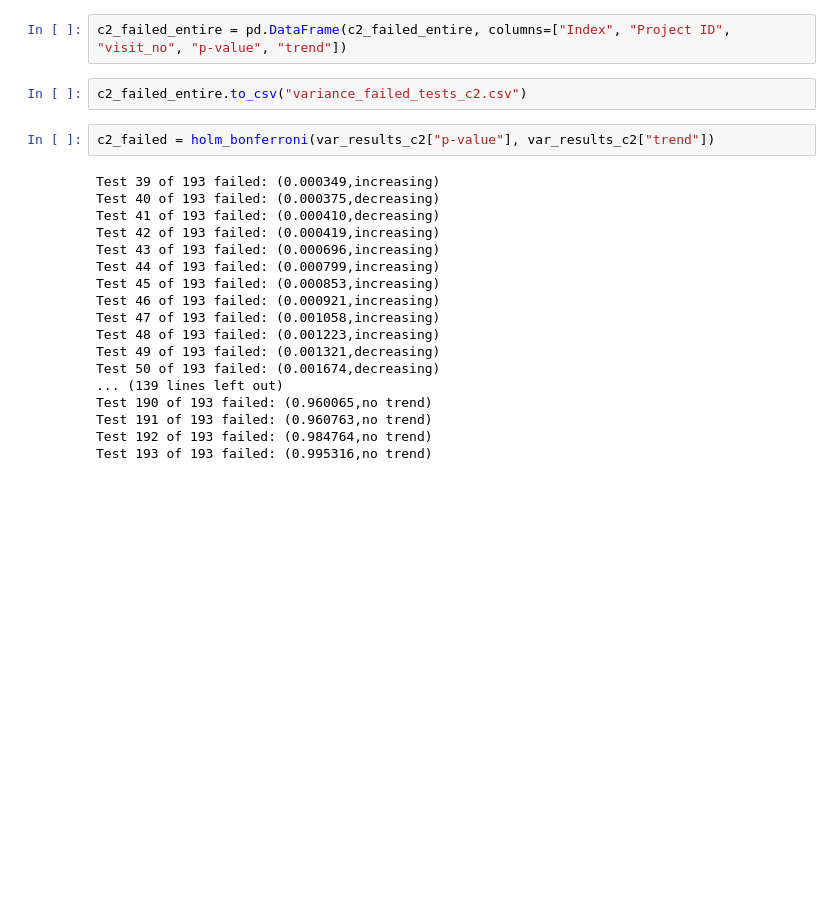
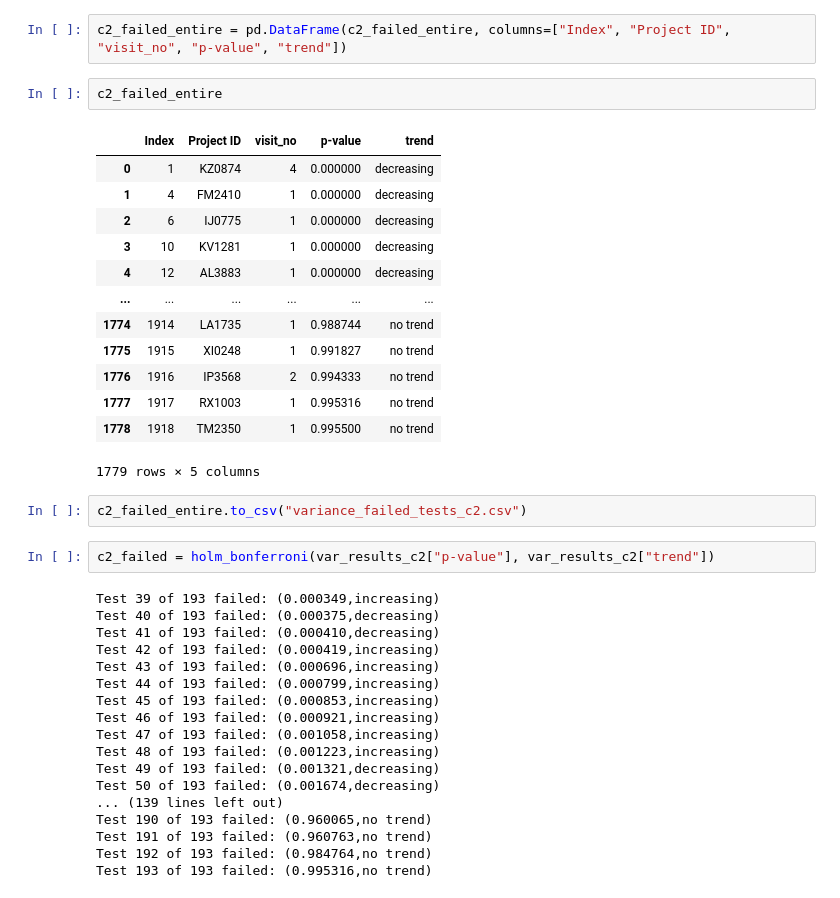
Before and after one commit to l-khali/In2Research, a Jupyter notebook: hypothesis_testing.ipynb, the cells around one changed output. Saved outputs shown, nothing was run; the diff lists cells and outputs as text; blank space fills up the shorter version.

```diff
--- a/hypothesis_testing.ipynb
+++ b/hypothesis_testing.ipynb
@@ -95,5 +115,21 @@ Test 1939 of 1939 failed: (0.995500,no trend)
 # %%
 c2_failed_entire = pd.DataFrame(c2_failed_entire, columns=["Index", "Project ID", "visit_no", "p-value", "trend"])
+# %%
+c2_failed_entire
+# %% [output]
+|  | Index | Project ID | visit_no | p-value | trend |
+| 0 | 1 | KZ0874 | 4 | 0.000000 | decreasing |
+| 1 | 4 | FM2410 | 1 | 0.000000 | decreasing |
+| 2 | 6 | IJ0775 | 1 | 0.000000 | decreasing |
+| 3 | 10 | KV1281 | 1 | 0.000000 | decreasing |
+| 4 | 12 | AL3883 | 1 | 0.000000 | decreasing |
+| ... | ... | ... | ... | ... | ... |
+| 1774 | 1914 | LA1735 | 1 | 0.988744 | no trend |
+| 1775 | 1915 | XI0248 | 1 | 0.991827 | no trend |
+| 1776 | 1916 | IP3568 | 2 | 0.994333 | no trend |
+| 1777 | 1917 | RX1003 | 1 | 0.995316 | no trend |
+| 1778 | 1918 | TM2350 | 1 | 0.995500 | no trend |
+1779 rows × 5 columns
 # %%
 c2_failed_entire.to_csv("variance_failed_tests_c2.csv")
 # %%
```
Also changed, not shown: parts of 46 cells of this notebook, 35 other files.
